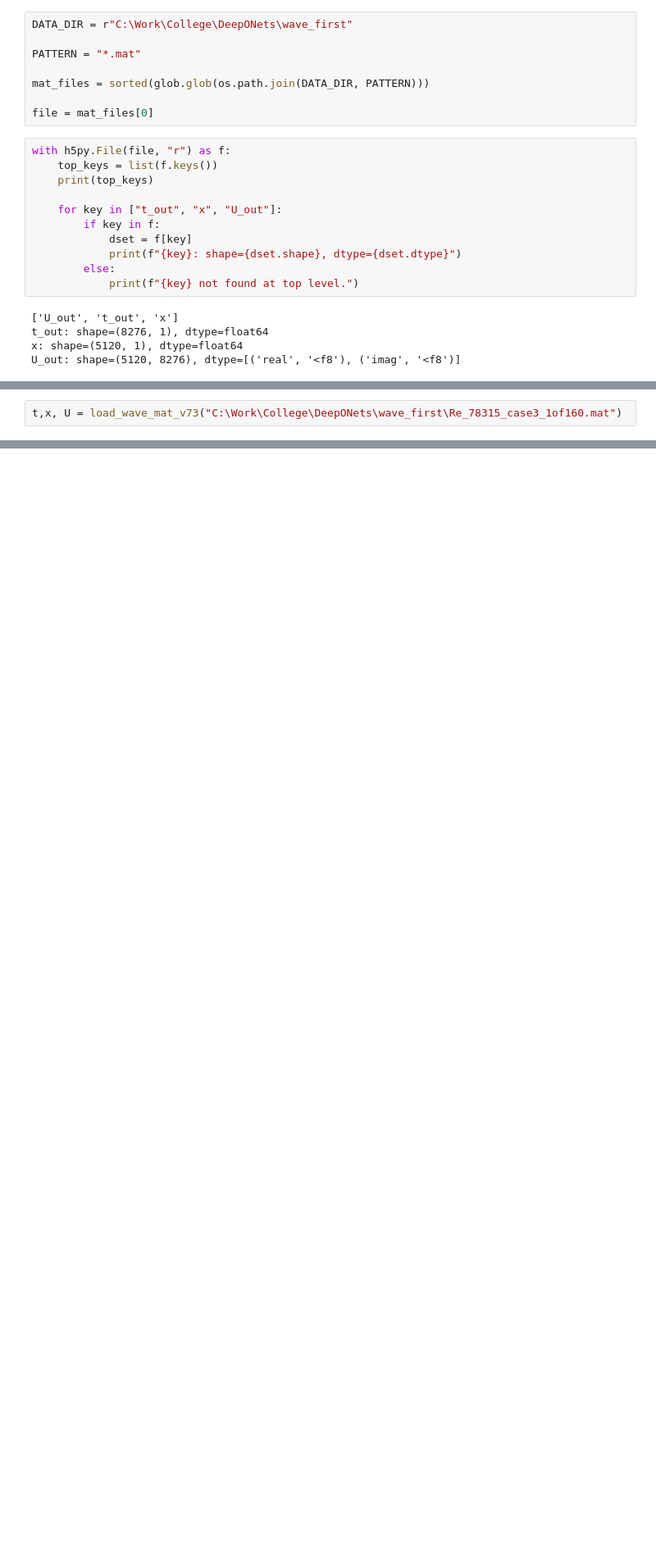
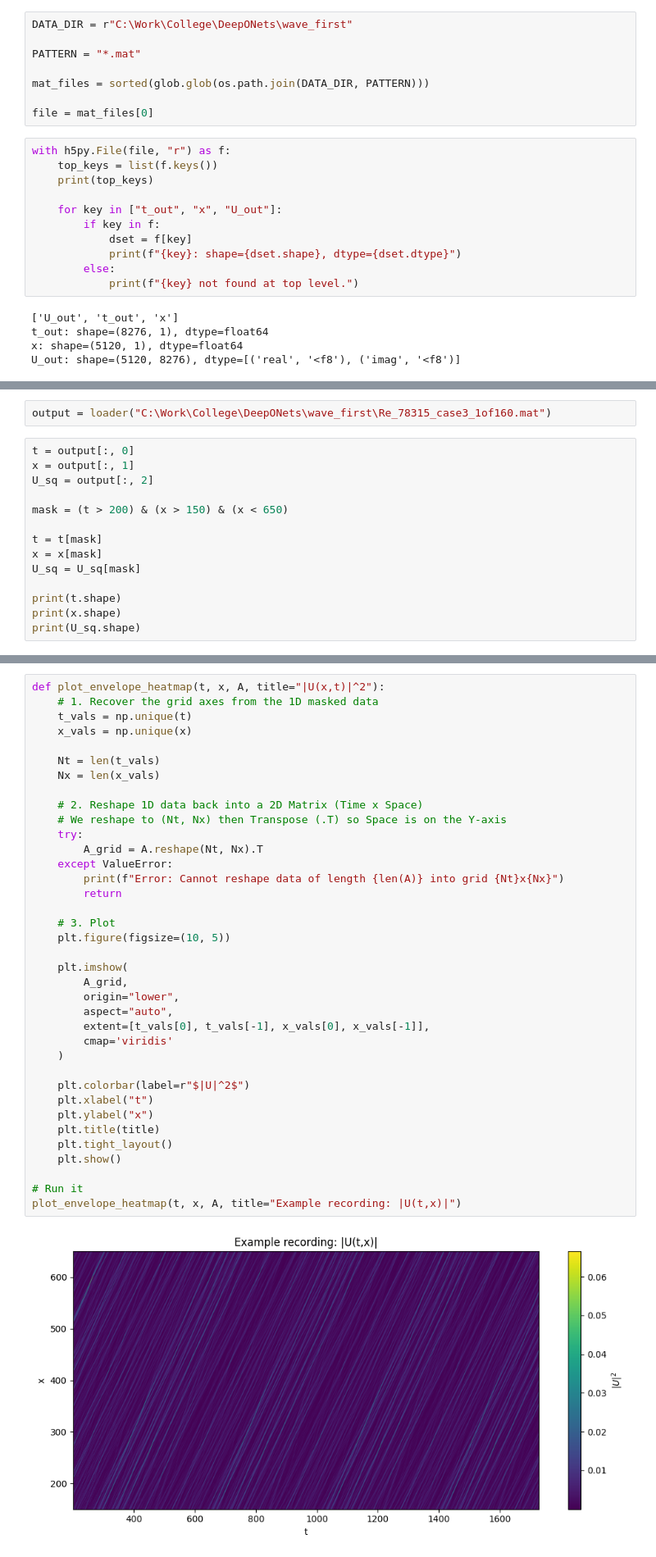
Before and after one commit to pxeedust/wave-deeponet, a Jupyter notebook: norm_square_field.ipynb, the cells around one changed output, grey strips where cells are left out. Shown at 82% size. Drawn from its saved outputs; the diff is of its cells as text; blank space fills up the shorter version.

```diff
--- a/norm_square_field.ipynb
+++ b/norm_square_field.ipynb
@@ -89,2 +36,0 @@ Loader function defined.
-# %%
-t,x, U = load_wave_mat_v73("C:\Work\College\DeepONets\wave_first\Re_78315_case3_1of160.mat")
@@ -1180,0 +58,16 @@ training
+# %%
+output = loader("C:\Work\College\DeepONets\wave_first\Re_78315_case3_1of160.mat")
+# %%
+t = output[:, 0]
+x = output[:, 1]
+U_sq = output[:, 2]
+
+mask = (t > 200) & (x > 150) & (x < 650)
+
+t = t[mask]
+x = x[mask]
+U_sq = U_sq[mask]
+
+print(t.shape)
+print(x.shape)
+print(U_sq.shape)
@@ -1180,0 +111,39 @@ training
+# %%
+def plot_envelope_heatmap(t, x, A, title="|U(x,t)|^2"):
+    # 1. Recover the grid axes from the 1D masked data
+    t_vals = np.unique(t)
+    x_vals = np.unique(x)
+
+    Nt = len(t_vals)
+    Nx = len(x_vals)
+
+    # 2. Reshape 1D data back into a 2D Matrix (Time x Space)
+    # We reshape to (Nt, Nx) then Transpose (.T) so Space is on the Y-axis
+    try:
+        A_grid = A.reshape(Nt, Nx).T
+    except ValueError:
+        print(f"Error: Cannot reshape data of length {len(A)} into grid {Nt}x{Nx}")
+        return
+
+    # 3. Plot
+    plt.figure(figsize=(10, 5))
+
+    plt.imshow(
+        A_grid,
+        origin="lower",
+        aspect="auto",
+        extent=[t_vals[0], t_vals[-1], x_vals[0], x_vals[-1]],
+        cmap='viridis'
+    )
+
+    plt.colorbar(label=r"$|U|^2$")
+    plt.xlabel("t")
+    plt.ylabel("x")
+    plt.title(title)
+    plt.tight_layout()
+    plt.show()
+
+# Run it
+plot_envelope_heatmap(t, x, A, title="Example recording: |U(t,x)|")
+# %% [output]
+[figure, added]
```
Also changed, not shown: parts of 36 cells of this notebook.
